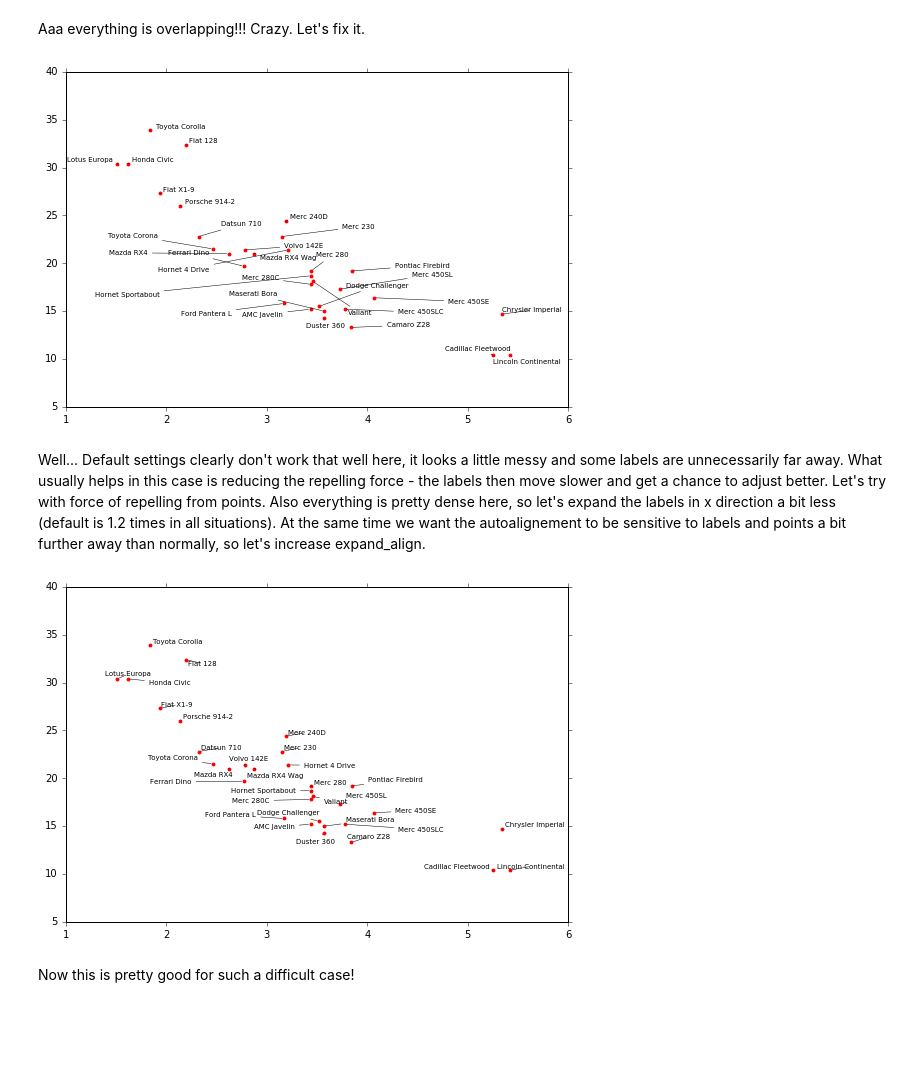
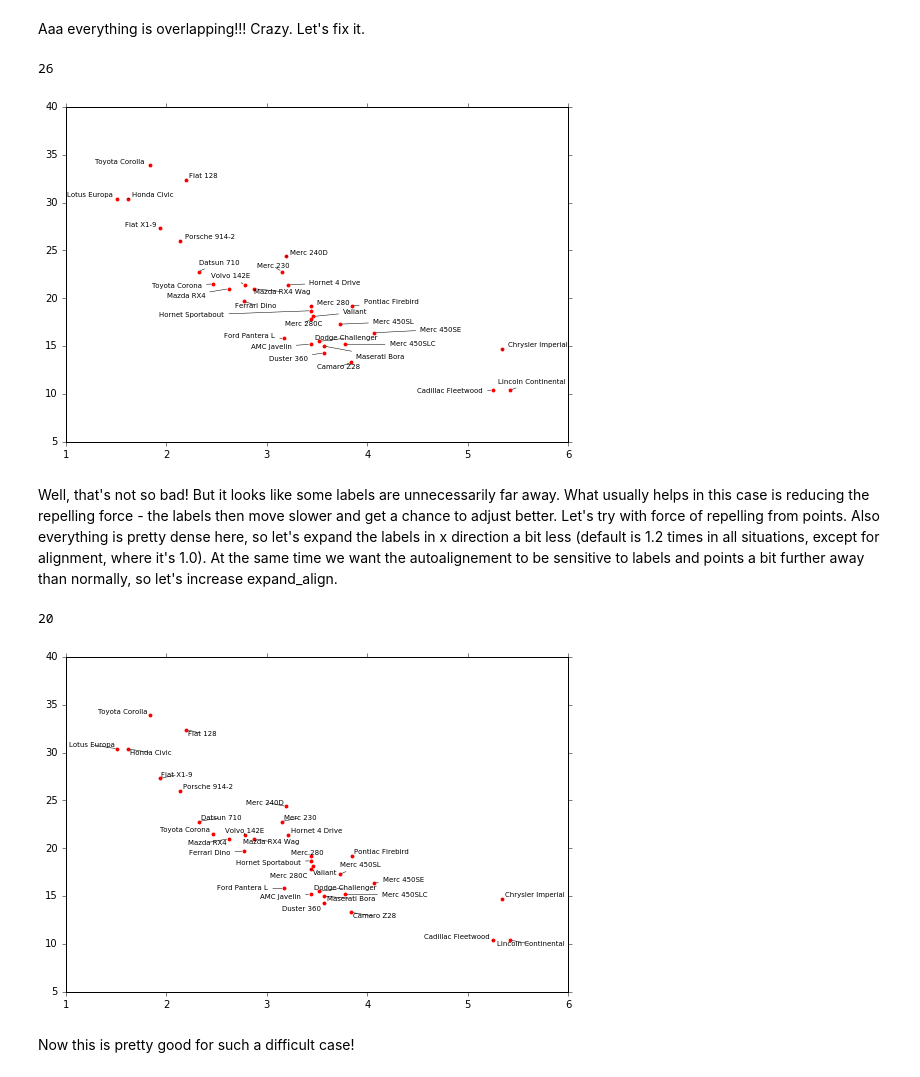
Before and after one commit to Phlya/adjustText, a Jupyter notebook: examples/Examples.ipynb, the cells around one changed output. Drawn from its saved outputs; the diff is of its cells as text; code cells hidden in the pictures; blank space fills up the shorter version.

Commit message:
Better default forces

```diff
--- a/examples/Examples.ipynb
+++ b/examples/Examples.ipynb
@@ -11,0 +14,11 @@ import pandas as pd
+# %%
+def plot_scatter():
+    np.random.seed(1)
+    x, y = np.random.random((2,500))
+
+    fig, ax = plt.subplots()
+    ax.plot(x, y, 'bo')
+
+    texts = [plt.text(x[3], y[3], 'Something')]
+    return (texts, x, y)
+_ = plot_scatter()
@@ -11,0 +29,3 @@ import pandas as pd
+# %%
+texts, x, y = plot_scatter()
+adjust_text(texts, x, y, arrowprops=dict(arrowstyle='->', color='red'))
@@ -114,4 +133,0 @@ What else could you want from this? It's great! And we got that by just adding o
-# %%
-texts = plot_volcano()
-adjust_text(texts, force_text=0.5, expand_text=(1., 1.2), arrowprops=dict(arrowstyle="-", color='k', lw=0.5))
-plt.show()
@@ -137,19 +150,19 @@ Aaa everything is overlapping!!! Crazy. Let's fix it.
 # %%
 texts = plot_mtcars()
 adjust_text(texts, arrowprops=dict(arrowstyle="-", color='k', lw=0.5))
-plt.show()
 # %% [output]
+26
-[figure, old version]
+[figure, new version]
 # %% [markdown]
-Well... Default settings clearly don't work that well here, it looks a little messy and some labels are unnecessarily far away. What usually helps in this case is reducing the repelling force - the labels then move slower and get a chance to adjust better. Let's try with force of repelling from points. Also everything is pretty dense here, so let's expand the labels in x direction a bit less (default is 1.2 times in all situations). At the same time we want the autoalignement to be sensitive to labels and points a bit further away than normally, so let's increase expand_align.
+Well, that's not so bad! But it looks like some labels are unnecessarily far away. What usually helps in this case is reducing the repelling force - the labels then move slower and get a chance to adjust better. Let's try with force of repelling from points. Also everything is pretty dense here, so let's expand the labels in x direction a bit less (default is 1.2 times in all situations, except for alignment, where it's 1.0). At the same time we want the autoalignement to be sensitive to labels and points a bit further away than normally, so let's increase expand_align.
 # %%
 texts = plot_mtcars()
 adjust_text(texts, arrowprops=dict(arrowstyle="-", color='k', lw=0.5),
             expand_points=(1.1, 1.2), expand_text=(1.1, 1.2),
-            expand_align=(1.5, 1.5), force_points=0.5, force_text=0.5)
-plt.show()
+            expand_align=(1.5, 1.5), force_points=0.3, force_text=0.3)
 # %% [output]
+20
-[figure, old version]
+[figure, new version]
 # %% [markdown]
 Now this is pretty good for such a difficult case!
 # %% [markdown]
```
Also changed, not shown: parts of 21 cells of this notebook, 1 other file.
